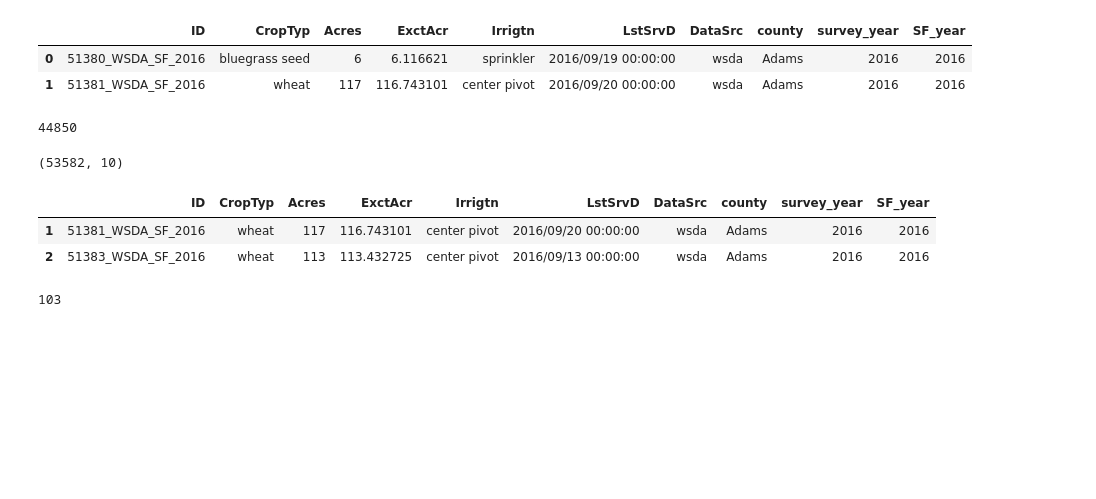
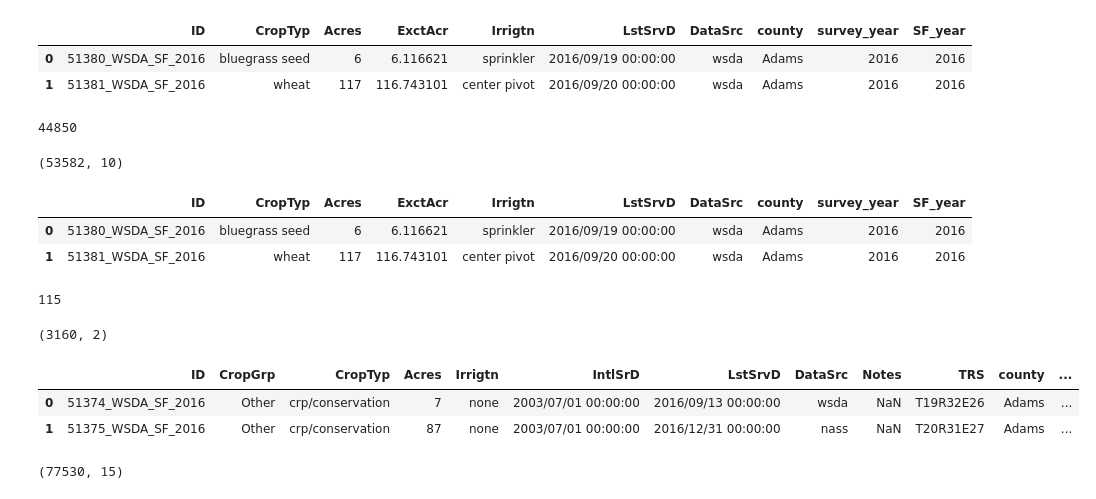
Before and after one commit to HNoorazar/Ag_Others, a Jupyter notebook: Amin/never_ending_pain/inclusion.ipynb, the cells around one changed output. Drawn from its saved outputs; the diff is of its cells as text; code cells hidden in the pictures; blank space fills up the shorter version.

```diff
--- a/Amin/never_ending_pain/inclusion.ipynb
+++ b/Amin/never_ending_pain/inclusion.ipynb
@@ -121,10 +118,25 @@ irriigated_SF_data_concatenated = irriigated_SF_data_concatenated[irriigated_SF_
 # %%
-irriigated_SF_data_concatenated.head(2)
+irriigated_SF_data.head(2)
 # %% [output]
 |  | ID | CropTyp | Acres | ExctAcr | Irrigtn | LstSrvD | DataSrc | county | survey_year | SF_year |
+| 0 | 51380_WSDA_SF_2016 | bluegrass seed | 6 | 6.116621 | sprinkler | 2016/09/19 00:00:00 | wsda | Adams | 2016 | 2016 |
 | 1 | 51381_WSDA_SF_2016 | wheat | 117 | 116.743101 | center pivot | 2016/09/20 00:00:00 | wsda | Adams | 2016 | 2016 |
-| 2 | 51383_WSDA_SF_2016 | wheat | 113 | 113.432725 | center pivot | 2016/09/13 00:00:00 | wsda | Adams | 2016 | 2016 |
 # %%
-len(list(irriigated_SF_data_concatenated.CropTyp.unique()))
+len(list(irriigated_SF_data.CropTyp.unique()))
 # %% [output]
-103
+115
+# %%
+ground_truth_labels.shape
+# %% [output]
+(3160, 2)
+# %%
+all_SF_data = pd.read_csv(data_part_of_shapefile_dir + "all_SF_data_concatenated.csv")
+all_SF_data.head(2)
+# %% [output]
+|  | ID | CropGrp | CropTyp | Acres | Irrigtn | IntlSrD | LstSrvD | DataSrc | Notes | TRS | county | ... |
+| 0 | 51374_WSDA_SF_2016 | Other | crp/conservation | 7 | none | 2003/07/01 00:00:00 | 2016/09/13 00:00:00 | wsda | NaN | T19R32E26 | Adams | ... |
+| 1 | 51375_WSDA_SF_2016 | Other | crp/conservation | 87 | none | 2003/07/01 00:00:00 | 2016/12/31 00:00:00 | nass | NaN | T20R31E27 | Adams | ... |
+# %%
+all_SF_data.shape
+# %% [output]
+(77530, 15)
```
Also changed, not shown: parts of 30 cells of this notebook, 1 other file.
